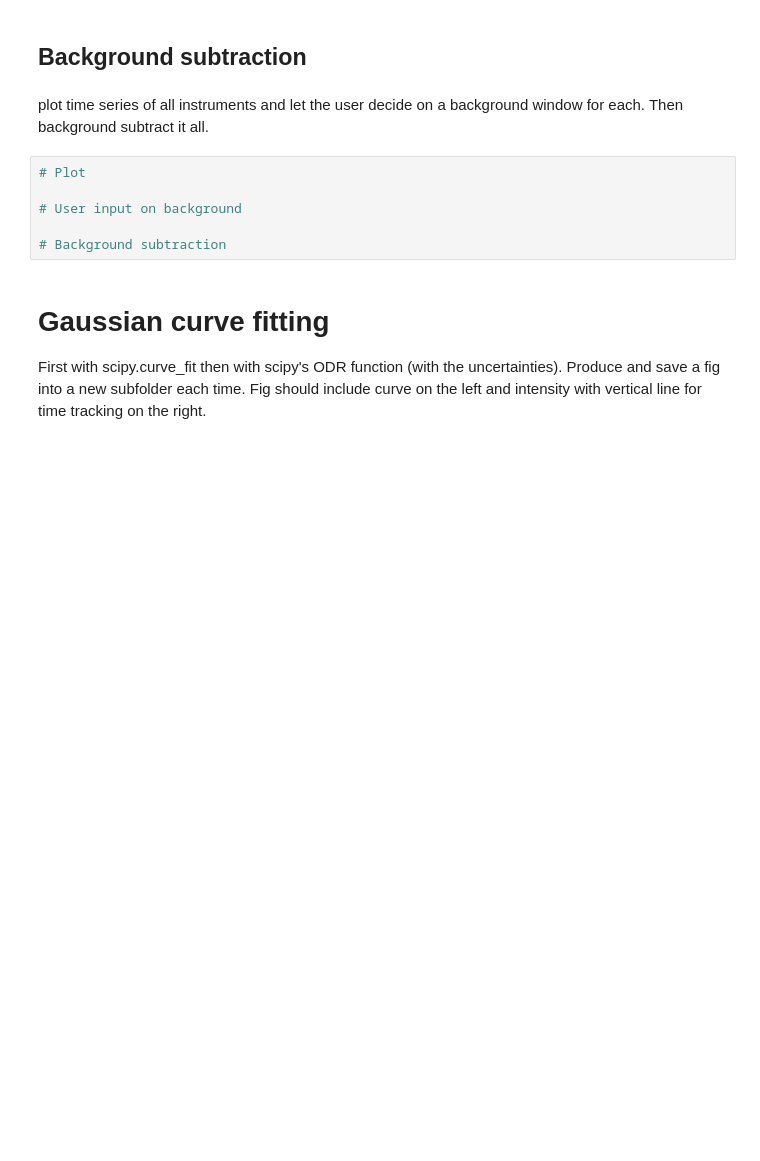
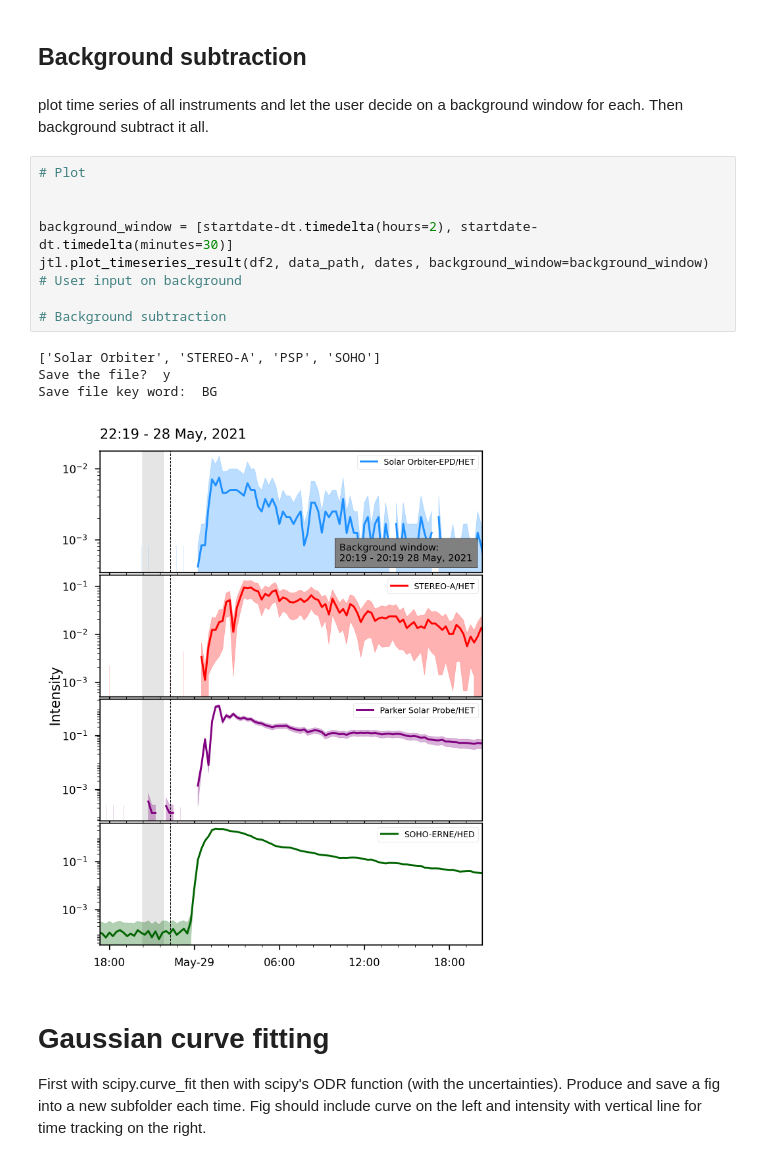
Before and after one commit to JaxLang/JTL_SEPDistributionTool, a Jupyter notebook: JTL_SOLER_SEPspreadtool.ipynb, the cells around one changed output. Drawn from its saved outputs; the diff is of its cells as text; blank space fills up the shorter version.

```diff
--- a/JTL_SOLER_SEPspreadtool.ipynb
+++ b/JTL_SOLER_SEPspreadtool.ipynb
@@ -213,12 +273,20 @@ df2 = radial_scaling_calculation(df1, data_path, radscaling_values, dates)
 ## Background subtraction
 # %% [markdown]
 plot time series of all instruments and let the user decide on a background window for each. Then background subtract it all.
-# %%
-# Plot
-
-# User input on background
-
-# Background subtraction
+# %%
+# Plot
+
+
+background_window = [startdate-dt.timedelta(hours=2), startdate-dt.timedelta(minutes=30)]
+jtl.plot_timeseries_result(df2, data_path, dates, background_window=background_window)
+# User input on background
+
+# Background subtraction
+# %% [output]
+['Solar Orbiter', 'STEREO-A', 'PSP', 'SOHO']
+Save the file?  y
+Save file key word:  BG
+[figure, added]
 # %% [markdown]
 # Gaussian curve fitting
 First with scipy.curve_fit then with scipy's ODR function (with the uncertainties). Produce and save a fig into a new subfolder each time. Fig should include curve on the left and intensity with vertical line for time tracking on the right.
```
Also changed, not shown: parts of 9 cells of this notebook, 1 other file.
